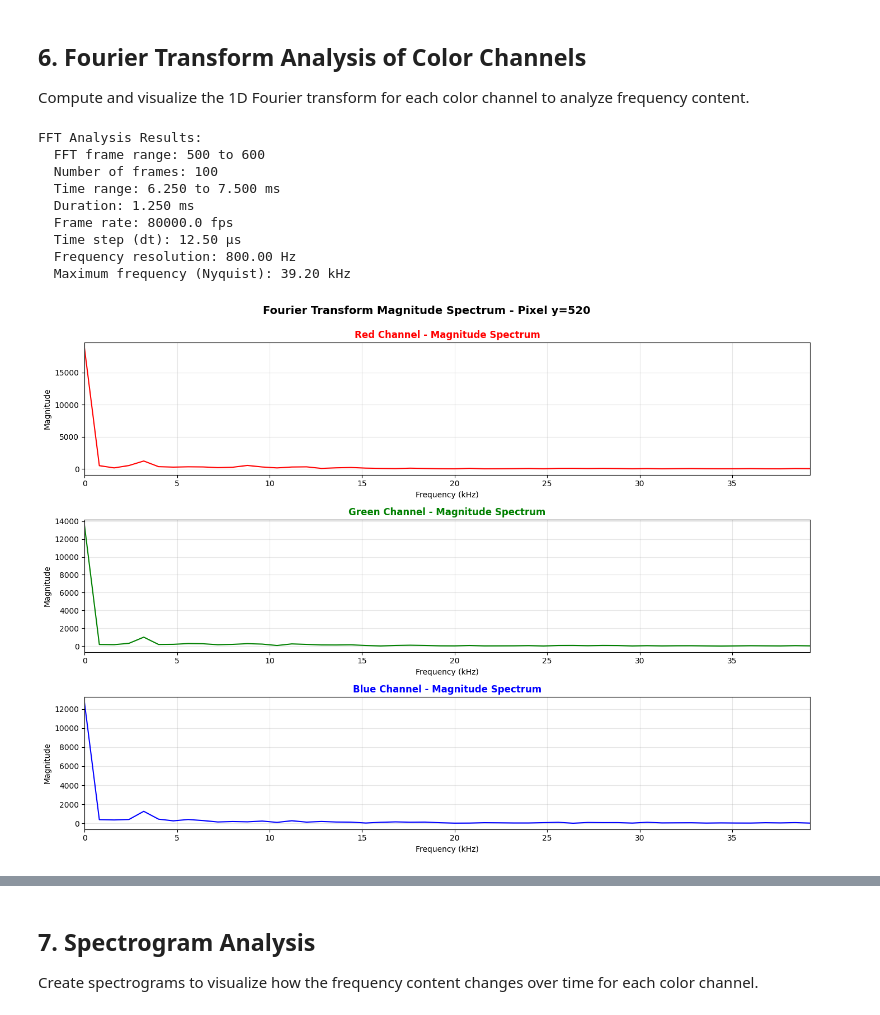
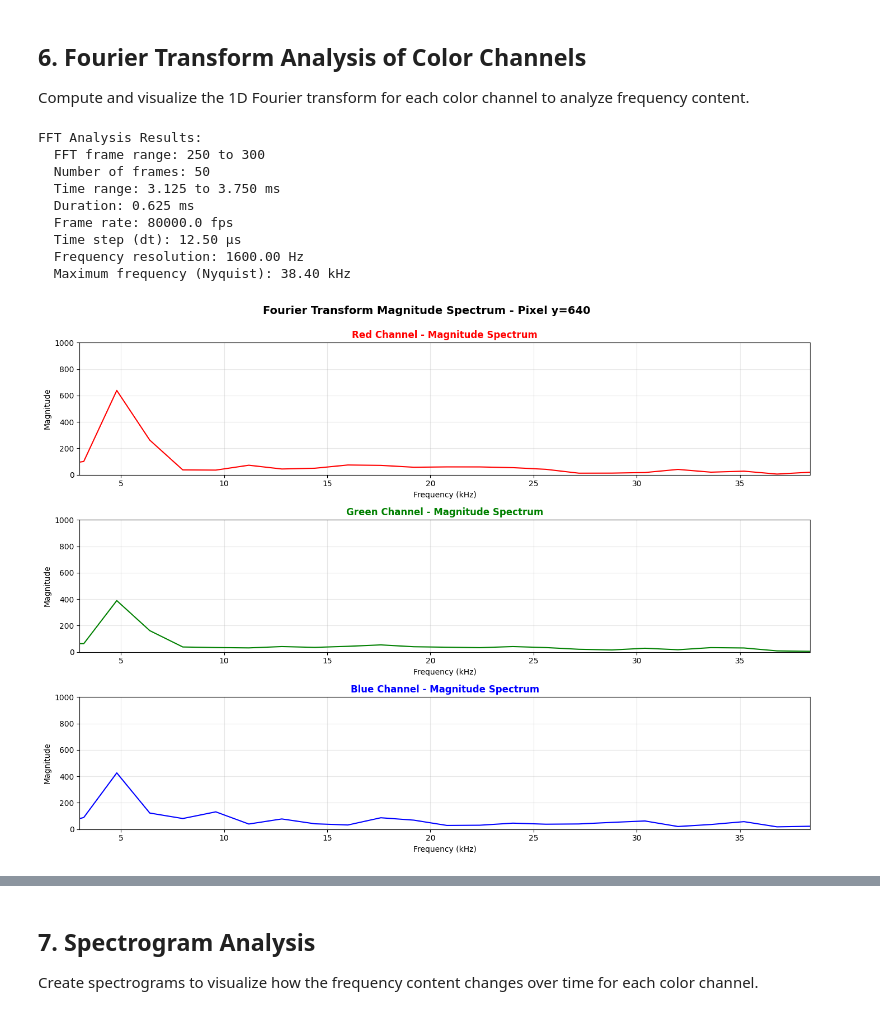
Before and after one commit to samostanek/PRPL2025_ZS, a Jupyter notebook: fast_camera_visualization.ipynb, the cells around one changed output, grey strips where cells are left out. Drawn from its saved outputs; the diff is of its cells as text; code cells hidden in the pictures.

```diff
--- a/fast_camera_visualization.ipynb
+++ b/fast_camera_visualization.ipynb
@@ -47,7 +52,7 @@ Shot 47002 - Available Diagnostics:
 Load the first 100 frames from the radial camera.
 # %%
 # Load fast camera data (limit to 100 frames for faster processing)
-cameras = loader.load_fast_cameras(cameras=['radial'], max_frames=1200)
+cameras = loader.load_fast_cameras(cameras=['radial'], max_frames=600)
 
 # Get the radial camera data
 radial = cameras['radial']
@@ -90,7 +95,7 @@ Data type: uint8
 
 Plot a single frame from the fast camera as a grayscale image.
 # %%
-fft_range = (500, 600)
+fft_range = (250, 300)
 
 # Create figure
 fig, ax = plt.subplots(figsize=(12, 6))
@@ -127,7 +132,7 @@ Time range: 6.250 ms to 7.500 ms
 Separate and visualize the Red, Green, and Blue channels from the fast camera data.
 # %%
 # Select a specific pixel position (y-coordinate) to analyze over time
-pixel_y = 520  # Middle of the 1280 pixel height
+pixel_y = 640  # Middle of the 1280 pixel height
 
 # Extract the time series for this pixel position across all frames
 # Shape: (num_frames, 3) where 3 is RGB channels
@@ -205,9 +210,9 @@ Blue Channel:
 Compute and visualize the 1D Fourier transform for each color channel to analyze frequency content.
 # %%
 # Compute 1D FFT for each color channel along the time axis using fft_range
-fft_red = np.fft.fft(time_series_red[fft_range[0]:fft_range[1]])
-fft_green = np.fft.fft(time_series_green[fft_range[0]:fft_range[1]])
-fft_blue = np.fft.fft(time_series_blue[fft_range[0]:fft_range[1]])
+fft_red = fft.fft(time_series_red[fft_range[0]:fft_range[1]])
+fft_green = fft.fft(time_series_green[fft_range[0]:fft_range[1]])
+fft_blue = fft.fft(time_series_blue[fft_range[0]:fft_range[1]])
 
 # Compute magnitude spectrum (absolute value)
 magnitude_red = np.abs(fft_red)
@@ -222,7 +227,7 @@ power_blue = magnitude_blue**2
 # Create frequency axis (temporal frequencies)
 n_frames = fft_range[1] - fft_range[0]
 dt = 1 / radial.frame_rate  # Time between frames in seconds
-freq = np.fft.fftfreq(n_frames, dt)  # Frequencies in Hz
+freq = fft.fftfreq(n_frames, dt)  # Frequencies in Hz
 
 # Only plot positive frequencies (due to symmetry)
 pos_freq_idx = freq >= 0
@@ -239,48 +244,51 @@ print(f"  Frequency resolution: {freq[1] - freq[0]:.2f} Hz")
 print(f"  Maximum frequency (Nyquist): {freq_pos.max()/1000:.2f} kHz")
 # %% [output]
 FFT Analysis Results:
-  FFT frame range: 500 to 600
-  Number of frames: 100
-  Time range: 6.250 to 7.500 ms
-  Duration: 1.250 ms
+  FFT frame range: 250 to 300
+  Number of frames: 50
+  Time range: 3.125 to 3.750 ms
+  Duration: 0.625 ms
   Frame rate: 80000.0 fps
   Time step (dt): 12.50 μs
-  Frequency resolution: 800.00 Hz
-  Maximum frequency (Nyquist): 39.20 kHz
+  Frequency resolution: 1600.00 Hz
+  Maximum frequency (Nyquist): 38.40 kHz
 # %%
 # Plot the magnitude spectrum for each channel
 fig, axes = plt.subplots(3, 1, figsize=(14, 10))
 
 # Red channel magnitude spectrum
 axes[0].plot(freq_pos/1000, magnitude_red[pos_freq_idx], color='red', linewidth=1.5)
 axes[0].set_title('Red Channel - Magnitude Spectrum', fontsize=12, fontweight='bold', color='red')
 axes[0].set_xlabel('Frequency (kHz)', fontsize=10)
 axes[0].set_ylabel('Magnitude', fontsize=10)
 axes[0].grid(True, alpha=0.3)
-axes[0].set_xlim(0, freq_pos.max()/1000)
+axes[0].set_xlim(3, freq_pos.max()/1000)
+axes[0].set_ylim(0, 1000)
 
 # Green channel magnitude spectrum
 axes[1].plot(freq_pos/1000, magnitude_green[pos_freq_idx], color='green', linewidth=1.5)
 axes[1].set_title('Green Channel - Magnitude Spectrum', fontsize=12, fontweight='bold', color='green')
 axes[1].set_xlabel('Frequency (kHz)', fontsize=10)
 axes[1].set_ylabel('Magnitude', fontsize=10)
 axes[1].grid(True, alpha=0.3)
-axes[1].set_xlim(0, freq_pos.max()/1000)
+axes[1].set_xlim(3, freq_pos.max()/1000)
+axes[1].set_ylim(0, 1000)
 
 # Blue channel magnitude spectrum
 axes[2].plot(freq_pos/1000, magnitude_blue[pos_freq_idx], color='blue', linewidth=1.5)
 axes[2].set_title('Blue Channel - Magnitude Spectrum', fontsize=12, fontweight='bold', color='blue')
 axes[2].set_xlabel('Frequency (kHz)', fontsize=10)
 axes[2].set_ylabel('Magnitude', fontsize=10)
 axes[2].grid(True, alpha=0.3)
-axes[2].set_xlim(0, freq_pos.max()/1000)
+axes[2].set_xlim(3, freq_pos.max()/1000)
+axes[2].set_ylim(0, 1000)
 
 plt.suptitle(f'Fourier Transform Magnitude Spectrum - Pixel y={pixel_y}',
              fontsize=14, fontweight='bold', y=0.995)
 plt.tight_layout()
 plt.show()
 # %% [output]
-[figure, old version]
+[figure, new version]
 # %%
 # Plot the power spectrum (log scale for better visualization)
 fig, axes = plt.subplots(3, 1, figsize=(14, 10))
```
Also changed, not shown: parts of 10 cells of this notebook.
